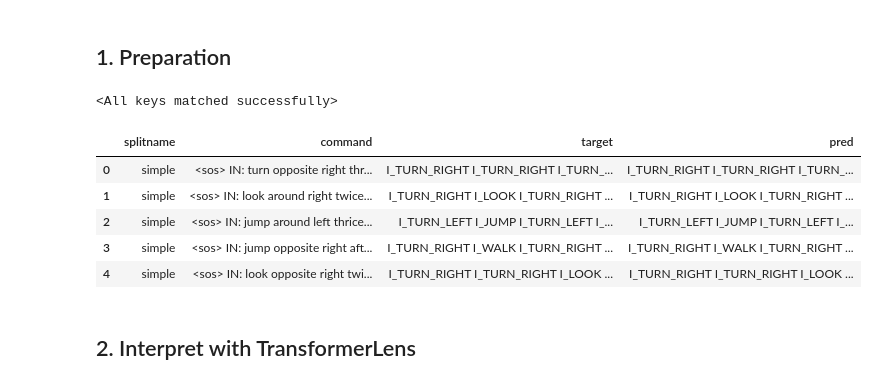
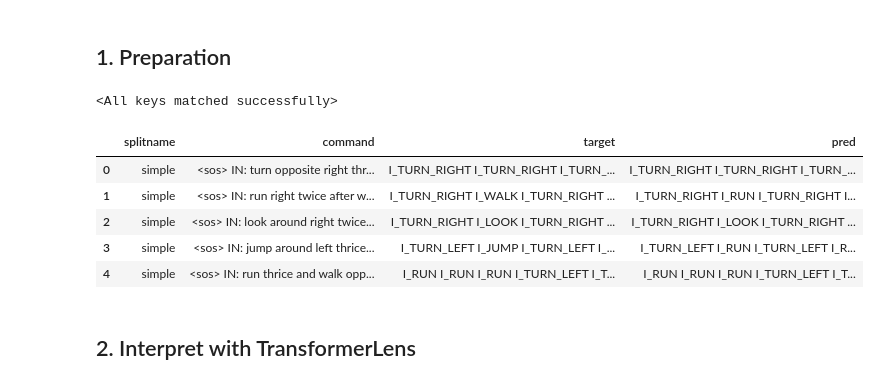
Before and after one commit to suehuynh/gpt2-mech-interp, a Jupyter notebook: notebooks/01_logit_lens_analysis.ipynb, the cells around one changed output. Cells and saved outputs as stored; diff of their text form; code cells hidden in the pictures.

```diff
--- a/notebooks/01_logit_lens_analysis.ipynb
+++ b/notebooks/01_logit_lens_analysis.ipynb
@@ -28,6 +11,0 @@ from src.model import Transformer
-# %%
-cfg = Config()
-model = Transformer(cfg)
-model.load_state_dict(torch.load("../results/model_final_small.pt"))
-# %% [output]
-<All keys matched successfully>
@@ -34,3 +28,12 @@ model.load_state_dict(torch.load("../results/model_final_small.pt"))
+# %%
+cfg = Config()
+model = Transformer(cfg)
+seeds = cfg.seeds
+primary_seed = seeds[0]
+
+model.load_state_dict(torch.load(f"../results/model_seed{primary_seed}.pt"))
+# %% [output]
+<All keys matched successfully>
 # %%
 import re
 import pandas as pd
@@ -68,20 +71,20 @@ def parse_failure_log(filepath):
 
     return parsed_rows
 # %%
-simple_data = parse_failure_log("../results/small_failure_cases_simple.txt")
-length_data = parse_failure_log("../results/small_failure_cases_length.txt")
-addprim_jump_data = parse_failure_log("../results/small_failure_cases_addprim_jump.txt")
+simple_data_seed42 = parse_failure_log("../results/failure_cases/failure_cases_simple_seed42.txt")
+length_data_seed42 = parse_failure_log("../results/failure_cases/failure_cases_length_seed42.txt")
+addprim_jump_data_seed42 = parse_failure_log("../results/failure_cases/failure_cases_addprim_jump_seed42.txt")
 
-all_failures = pd.DataFrame(simple_data + length_data + addprim_jump_data)
-simple_failures = pd.DataFrame(simple_data)
-length_failures = pd.DataFrame(length_data)
-addprim_jump_failures = pd.DataFrame(addprim_jump_data)
+all_failures = pd.DataFrame(simple_data_seed42 + length_data_seed42 + addprim_jump_data_seed42)
+simple_failures_seed42 = pd.DataFrame(simple_data_seed42)
+length_failures_seed42 = pd.DataFrame(length_data_seed42)
+addprim_jump_failures_seed42 = pd.DataFrame(addprim_jump_data_seed42)
 
-simple_failures.head()
+simple_failures_seed42.head()
 # %% [output]
 |  | splitname | command | target | pred |
 | 0 | simple | <sos> IN: turn opposite right thr... | I_TURN_RIGHT I_TURN_RIGHT I_TURN_... | I_TURN_RIGHT I_TURN_RIGHT I_TURN_... |
-| 1 | simple | <sos> IN: look around right twice... | I_TURN_RIGHT I_LOOK I_TURN_RIGHT ... | I_TURN_RIGHT I_LOOK I_TURN_RIGHT ... |
-| 2 | simple | <sos> IN: jump around left thrice... | I_TURN_LEFT I_JUMP I_TURN_LEFT I_... | I_TURN_LEFT I_JUMP I_TURN_LEFT I_... |
-| 3 | simple | <sos> IN: jump opposite right aft... | I_TURN_RIGHT I_WALK I_TURN_RIGHT ... | I_TURN_RIGHT I_WALK I_TURN_RIGHT ... |
-| 4 | simple | <sos> IN: look opposite right twi... | I_TURN_RIGHT I_TURN_RIGHT I_LOOK ... | I_TURN_RIGHT I_TURN_RIGHT I_LOOK ... |
+| 1 | simple | <sos> IN: run right twice after w... | I_TURN_RIGHT I_WALK I_TURN_RIGHT ... | I_TURN_RIGHT I_RUN I_TURN_RIGHT I... |
+| 2 | simple | <sos> IN: look around right twice... | I_TURN_RIGHT I_LOOK I_TURN_RIGHT ... | I_TURN_RIGHT I_LOOK I_TURN_RIGHT ... |
+| 3 | simple | <sos> IN: jump around left thrice... | I_TURN_LEFT I_JUMP I_TURN_LEFT I_... | I_TURN_LEFT I_RUN I_TURN_LEFT I_R... |
+| 4 | simple | <sos> IN: run thrice and walk opp... | I_RUN I_RUN I_RUN I_TURN_LEFT I_T... | I_RUN I_RUN I_RUN I_TURN_LEFT I_T... |
```
Also changed, not shown: parts of 13 cells of this notebook.
